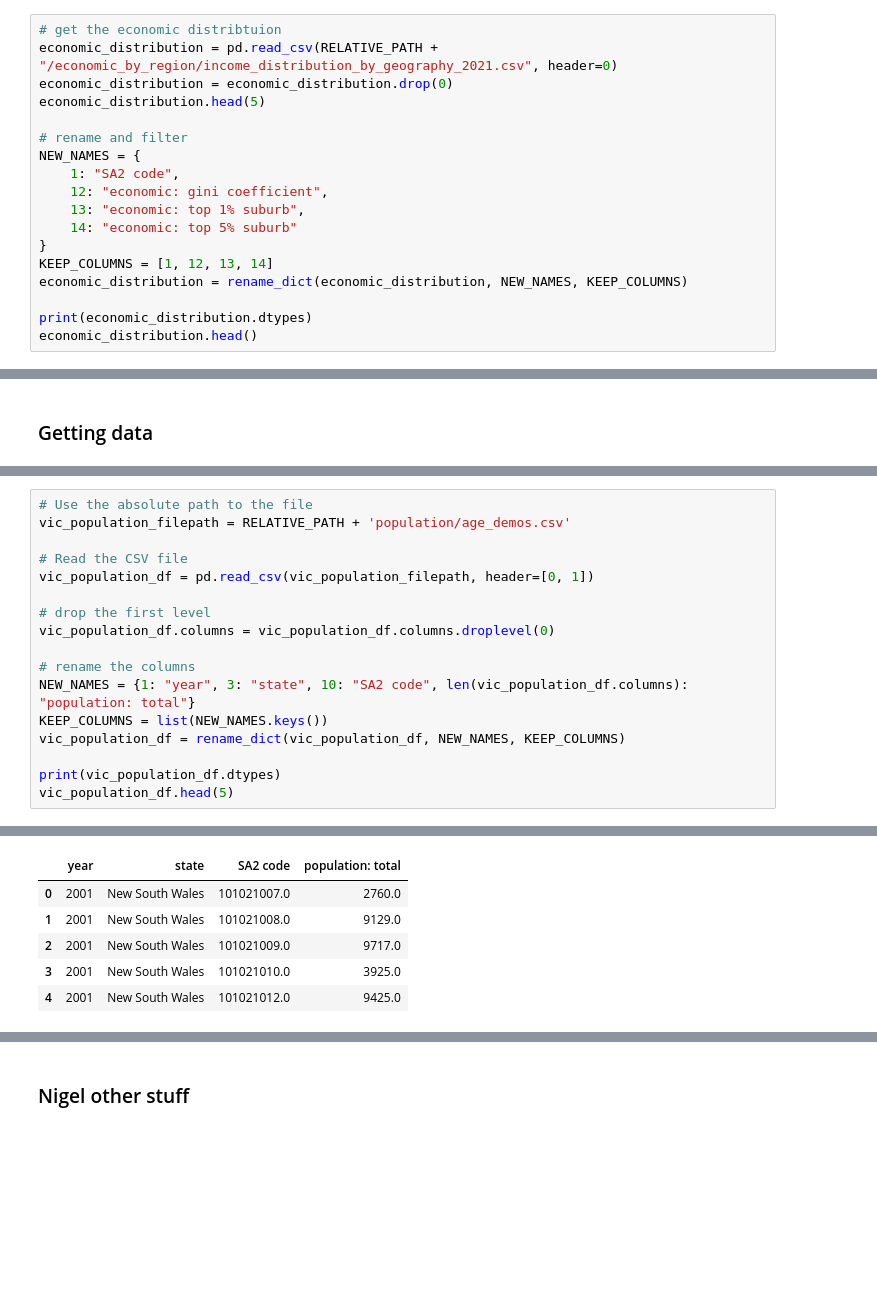
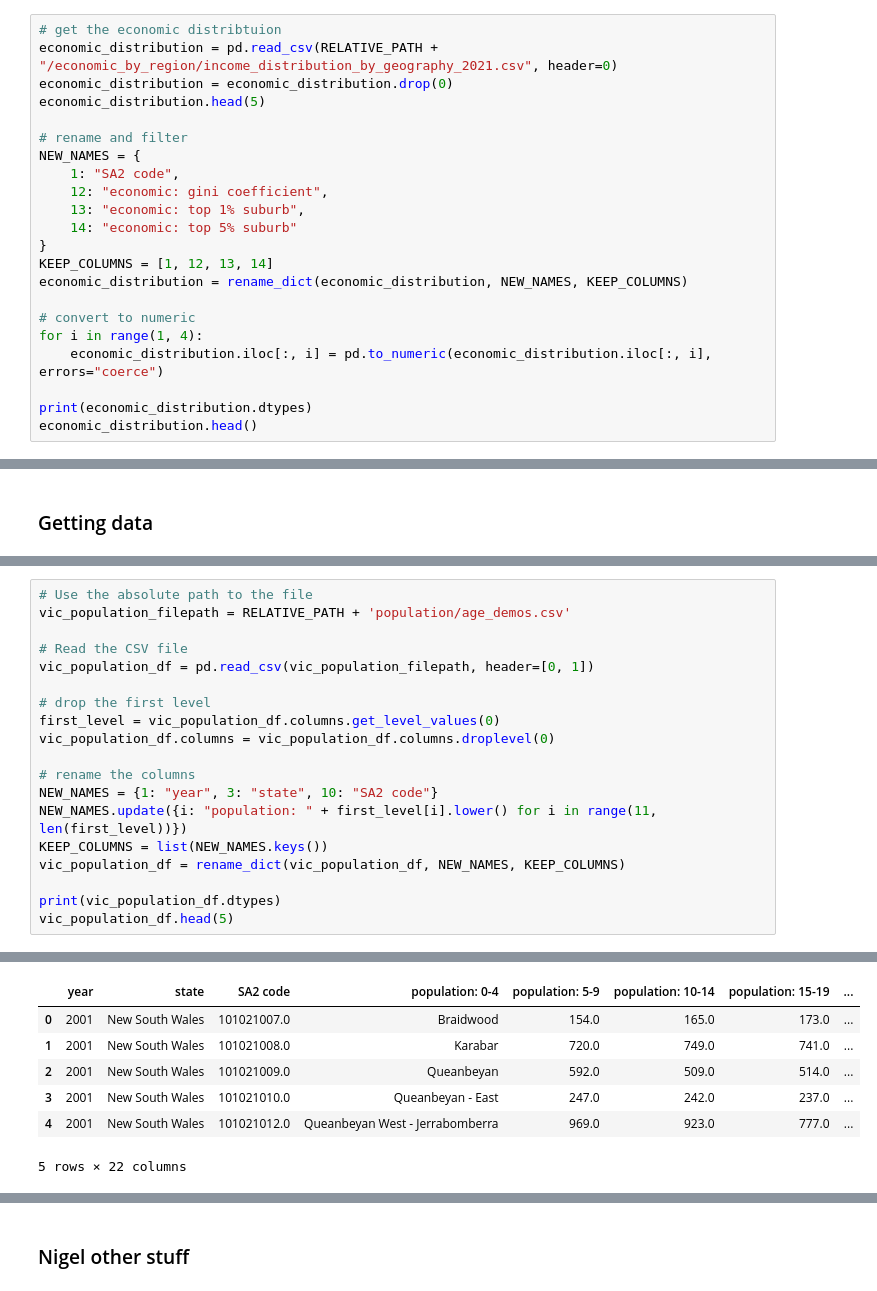
Before and after one commit to MAST30034-AppliedDataScience/project-2-group-real-estate-industry-project-11, a Jupyter notebook: notebooks/preprocess/preprocess external.ipynb, the cells around one changed output, grey strips where cells are left out. Cells and saved outputs as stored; diff of their text form; blank space fills up the shorter version.

```diff
--- a/notebooks/preprocess/preprocess external.ipynb
+++ b/notebooks/preprocess/preprocess external.ipynb
@@ -216,6 +216,10 @@ NEW_NAMES = {
 KEEP_COLUMNS = [1, 12, 13, 14]
 economic_distribution = rename_dict(economic_distribution, NEW_NAMES, KEEP_COLUMNS)
 
+# convert to numeric
+for i in range(1, 4):
+    economic_distribution.iloc[:, i] = pd.to_numeric(economic_distribution.iloc[:, i], errors="coerce")
+
 print(economic_distribution.dtypes)
 economic_distribution.head()
 # %% [output]
@@ -436,10 +411,12 @@ vic_population_filepath = RELATIVE_PATH + 'population/age_demos.csv'
 vic_population_df = pd.read_csv(vic_population_filepath, header=[0, 1])
 
 # drop the first level
+first_level = vic_population_df.columns.get_level_values(0)
 vic_population_df.columns = vic_population_df.columns.droplevel(0)
 
 # rename the columns
-NEW_NAMES = {1: "year", 3: "state", 10: "SA2 code", len(vic_population_df.columns): "population: total"}
+NEW_NAMES = {1: "year", 3: "state", 10: "SA2 code"}
+NEW_NAMES.update({i: "population: " + first_level[i].lower() for i in range(11, len(first_level))})
 KEEP_COLUMNS = list(NEW_NAMES.keys())
 vic_population_df = rename_dict(vic_population_df, NEW_NAMES, KEEP_COLUMNS)
 
@@ -453,10 +442,11 @@ population: total    float64
 dtype: object
-|  | year | state | SA2 code | population: total |
-| 0 | 2001 | New South Wales | 101021007.0 | 2760.0 |
-| 1 | 2001 | New South Wales | 101021008.0 | 9129.0 |
-| 2 | 2001 | New South Wales | 101021009.0 | 9717.0 |
-| 3 | 2001 | New South Wales | 101021010.0 | 3925.0 |
-| 4 | 2001 | New South Wales | 101021012.0 | 9425.0 |
+|  | year | state | SA2 code | population: 0-4 | population: 5-9 | population: 10-14 | population: 15-19 | ... |
+| 0 | 2001 | New South Wales | 101021007.0 | Braidwood | 154.0 | 165.0 | 173.0 | ... |
+| 1 | 2001 | New South Wales | 101021008.0 | Karabar | 720.0 | 749.0 | 741.0 | ... |
+| 2 | 2001 | New South Wales | 101021009.0 | Queanbeyan | 592.0 | 509.0 | 514.0 | ... |
+| 3 | 2001 | New South Wales | 101021010.0 | Queanbeyan - East | 247.0 | 242.0 | 237.0 | ... |
+| 4 | 2001 | New South Wales | 101021012.0 | Queanbeyan West - Jerrabomberra | 969.0 | 923.0 | 777.0 | ... |
+5 rows × 22 columns
 # %%
 # Filter for Victoria entries
 vic_population_df = vic_population_df[vic_population_df['state'] == 'Victoria']
```
Also changed, not shown: parts of 11 cells of this notebook, 3 other files.
